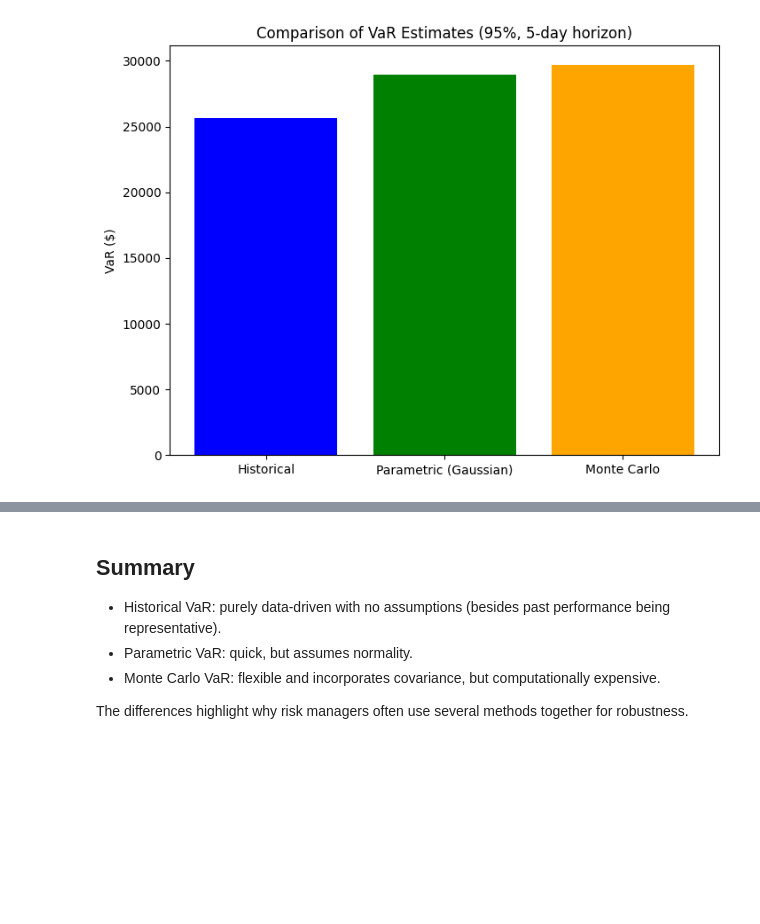
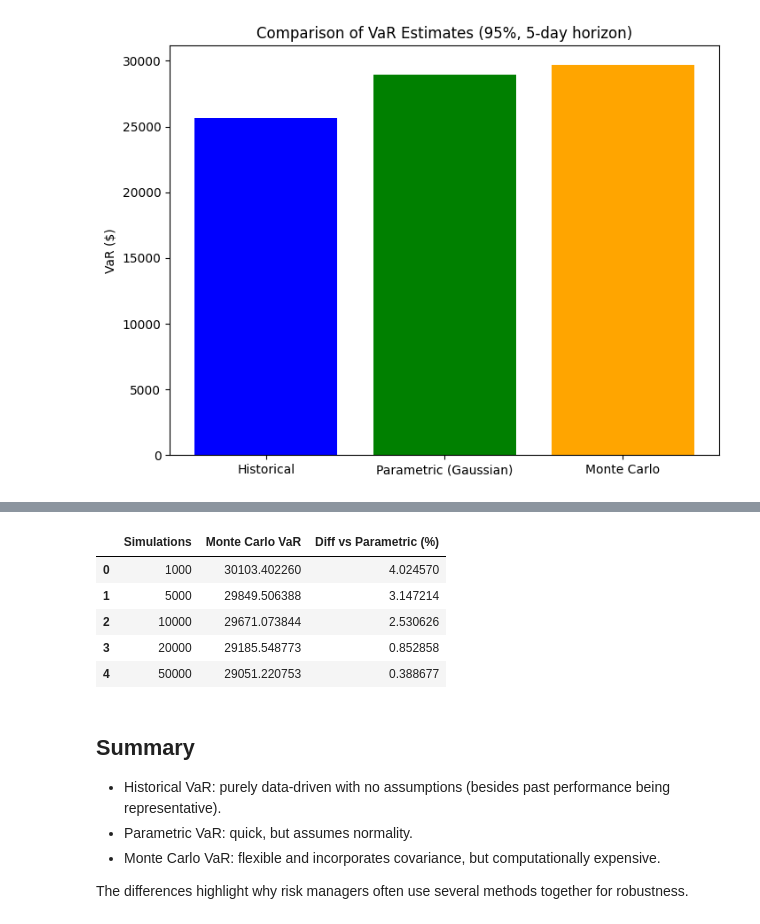
Before and after one commit to MylesOWard/VAR-and-Estimated-Shortfall, a Jupyter notebook: notebooks/04_var_comparison.ipynb, the cells around one changed output, grey strips where cells are left out. Drawn from its saved outputs; the diff is of its cells as text; code cells hidden in the pictures; blank space fills up the shorter version.

```diff
--- a/notebooks/04_var_comparison.ipynb
+++ b/notebooks/04_var_comparison.ipynb
@@ -78,0 +83,12 @@ plt.show()
+# %%
+benchmark = param_var
+
+hist_diff = 100 * (hist_var - benchmark) / benchmark
+mc_diff = 100 * (mc_var - benchmark) / benchmark
+
+metrics = pd.DataFrame({
+    "Method": ["Historical", "Monte Carlo"],
+    "VaR ($)": [hist_var, mc_var],
+    "Diff vs Parametric (%)": [hist_diff, mc_diff]
+})
+metrics
@@ -79,3 +106,24 @@ plt.show()
+# %%
+sims_list = [1000, 5000, 10000, 20000, 50000]
+mc_results = []
+
+for s in sims_list:
+    val = monte_carlo_var(log_returns, weights, alpha=alpha, horizon=horizon, sims=s, portfolio_value=portfolio_value, seed=42)
+    mc_results.append(val)
+
+mc_df = pd.DataFrame({
+    "Simulations": sims_list,
+    "Monte Carlo VaR": mc_results
+})
+mc_df["Diff vs Parametric (%)"] = 100 * (mc_df["Monte Carlo VaR"] - benchmark) / benchmark
+mc_df
+# %% [output]
+|  | Simulations | Monte Carlo VaR | Diff vs Parametric (%) |
+| 0 | 1000 | 30103.402260 | 4.024570 |
+| 1 | 5000 | 29849.506388 | 3.147214 |
+| 2 | 10000 | 29671.073844 | 2.530626 |
+| 3 | 20000 | 29185.548773 | 0.852858 |
+| 4 | 50000 | 29051.220753 | 0.388677 |
 # %% [markdown]
 ## Summary
 - Historical VaR: purely data-driven with no assumptions (besides past performance being representative).
```
Also changed, not shown: parts of 5 cells of this notebook.
